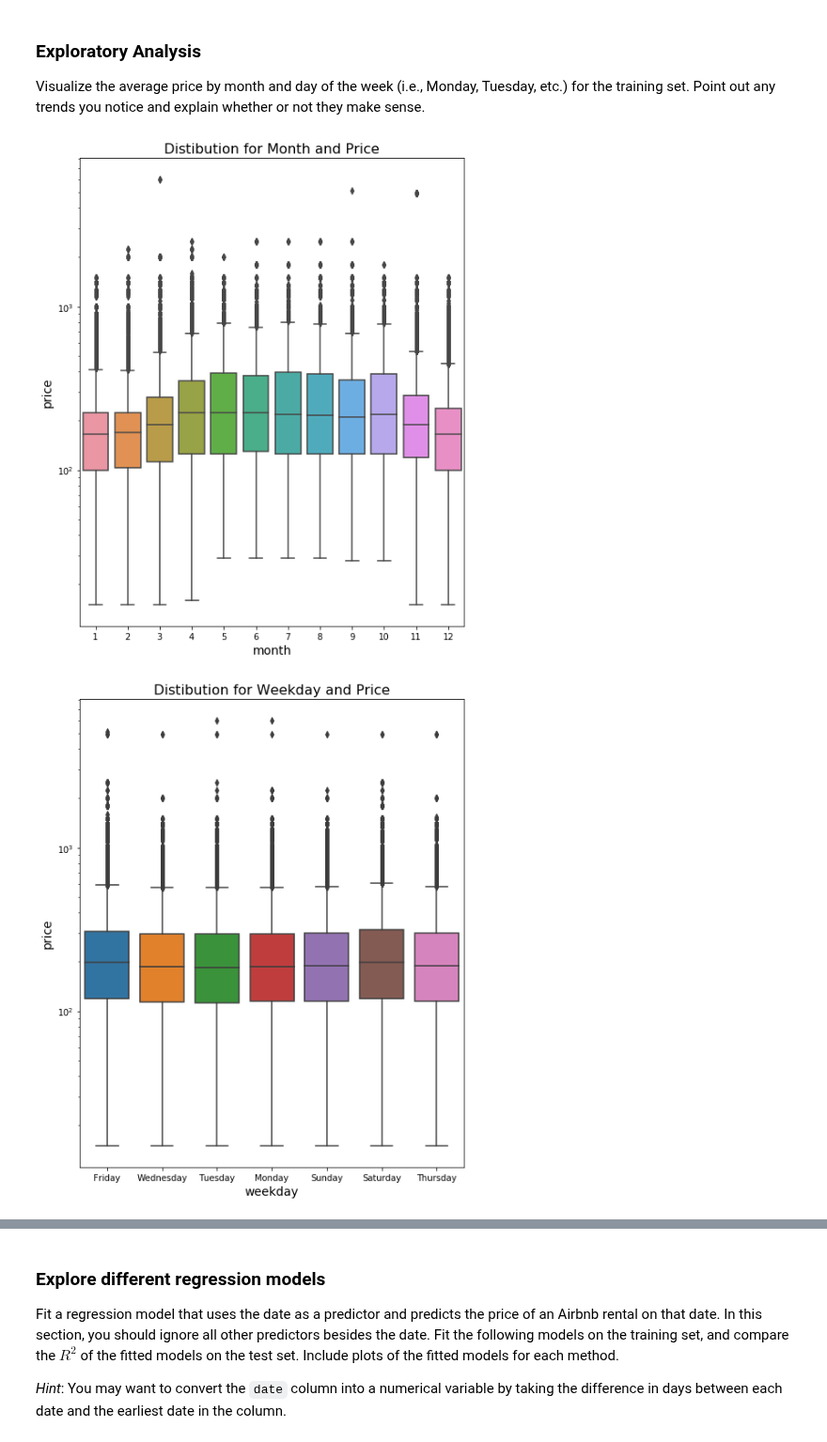
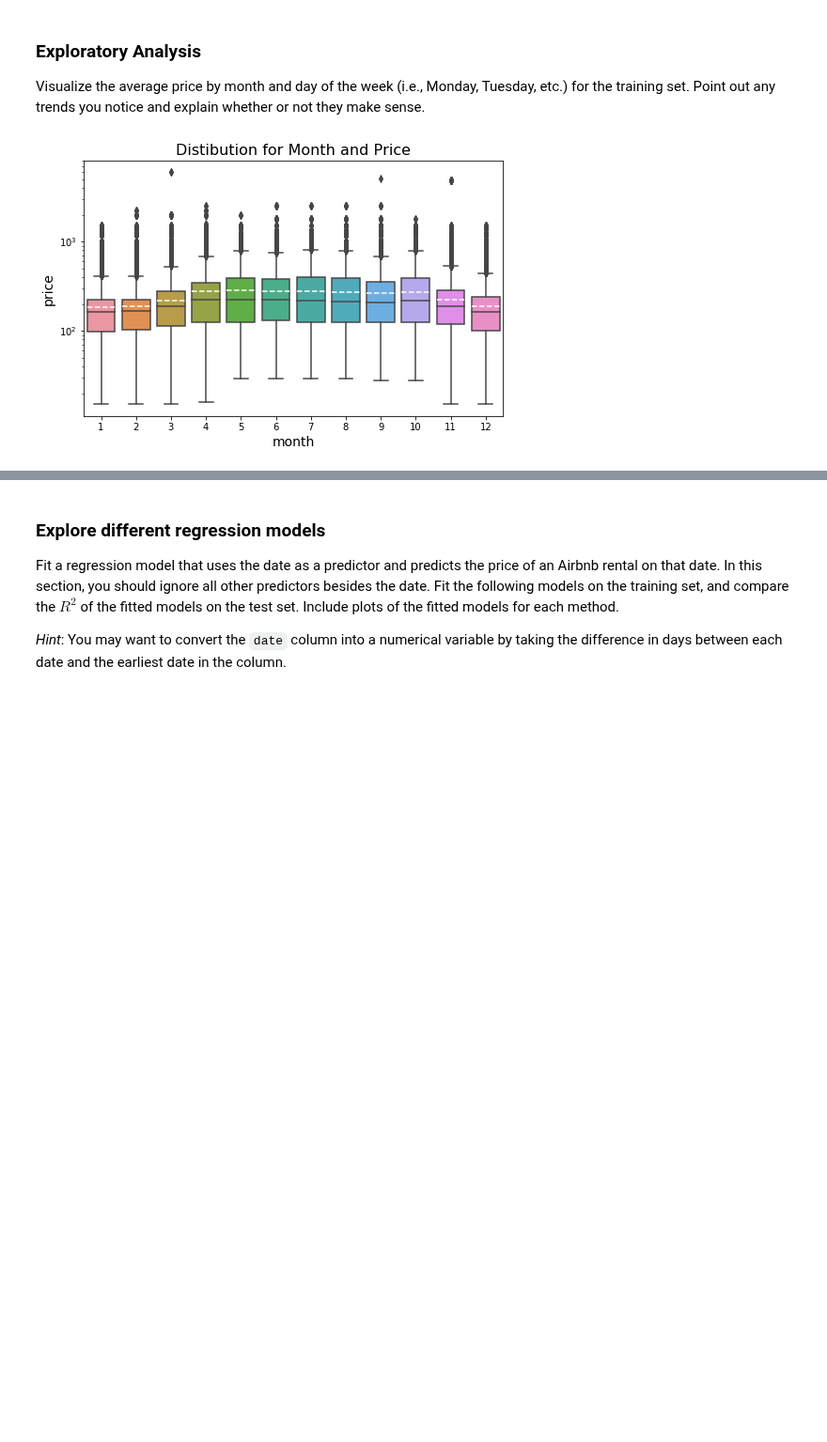
Before and after one commit to medeirosf/2020-CS109B, a Jupyter notebook: content/homeworks/hw01/notebook/cs109b_hw1_edited.ipynb, the cells around one changed output, grey strips where cells are left out. Shown at 94% size. Cells and saved outputs as stored; diff of their text form; code cells hidden in the pictures; blank space fills up the shorter version.

Commit message:
Added EDA code
Added exploratory data analysis code

```diff
--- a/content/homeworks/hw01/notebook/cs109b_hw1_edited.ipynb
+++ b/content/homeworks/hw01/notebook/cs109b_hw1_edited.ipynb
@@ -56,0 +86,4 @@ cal_train = pd.read_csv("../data/calendar_train.csv",parse_dates=['date']);
+# %%
+cal_train.dropna(inplace=True);
+cal_train.info();
+cal_train.head()
@@ -60,21 +113,12 @@ cal_train = pd.read_csv("../data/calendar_train.csv",parse_dates=['date']);
 Visualize the average price by month and day of the week (i.e., Monday, Tuesday, etc.) for the training set. Point out any trends you notice and explain whether or not they make sense.
 # %%
 #your code here
-cal_train['month'] = cal_train['date'].dt.month;
-fig, ax = plt.subplots(figsize=(8,10))
-ax = sns.boxplot(x='month', y="price", data=cal_train[cal_train.notnull()]);
-ax.set(yscale="log");
+fig, ax = plt.subplots(figsize=(8,5));
+ax = sns.boxplot(x=cal_train['date'].dt.month, y='price', showmeans=True, meanline=True,
+                 meanprops=dict(linestyle='--', linewidth=1.5, color='white'), data=cal_train);
+ax.set(yscale='log');
 ax.set_xlabel('month', fontsize=14);
 ax.set_ylabel('price', fontsize=14);
 ax.set_title('Distibution for Month and Price', fontsize=16);
-
-cal_train['wday'] = cal_train['date'].dt.weekday_name;
-fig, ax = plt.subplots(figsize=(8,10))
-ax = sns.boxplot(x='wday', y="price", data=cal_train[cal_train.notnull()]);
-ax.set(yscale="log");
-ax.set_xlabel('weekday', fontsize=14);
-ax.set_ylabel('price', fontsize=14);
-ax.set_title('Distibution for Weekday and Price', fontsize=16);
 # %% [output]
-[figure, old version]
+[figure, new version]
-[figure, removed]
```
Also changed, not shown: parts of 17 cells of this notebook.
